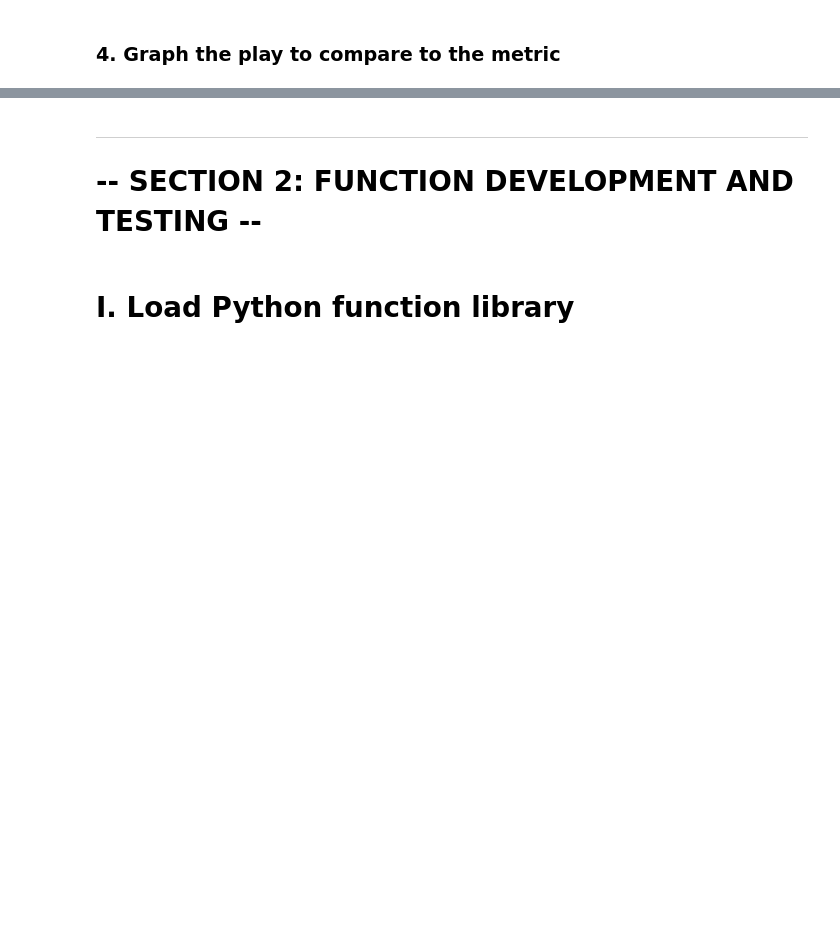
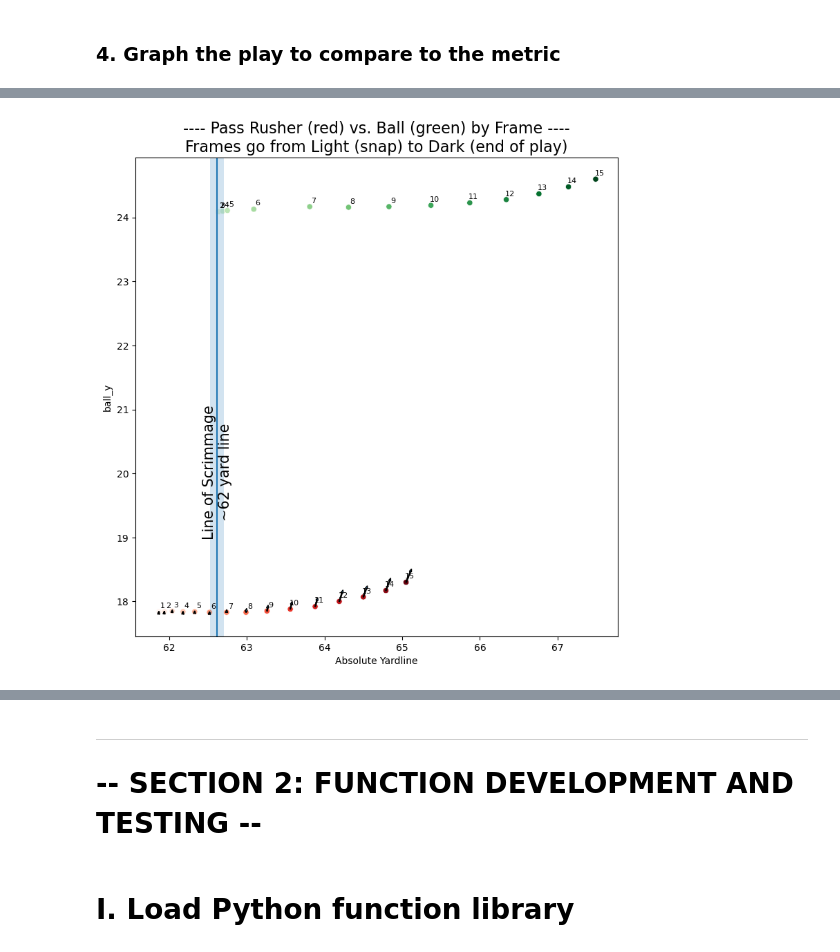
Before and after one commit to Miller-Ryan-1/nfl-linemen, a Jupyter notebook: passrush-efficiency_metric.ipynb, the cells around one changed output, grey strips where cells are left out. Drawn from its saved outputs; the diff is of its cells as text; code cells hidden in the pictures; blank space fills up the shorter version.

```diff
--- a/passrush-efficiency_metric.ipynb
+++ b/passrush-efficiency_metric.ipynb
@@ -277,2 +330,4 @@ scout_pass_rush[scout_pass_rush.game == game][scout_pass_rush.play == play][scou
 # %% [markdown]
 ### 4. Graph the play to compare to the metric
+# %%
+pass_rusher_analysis_frames = pass_rusher_play.copy()
@@ -278,0 +385,12 @@ scout_pass_rush[scout_pass_rush.game == game][scout_pass_rush.play == play][scou
+# %%
+vec_x = []
+vec_y = []
+
+for entry in v_s:
+    row_total = (entry[0]**2 + entry[1]**2)**0.5
+    vec_x.append(entry[2] * entry[0]/row_total)
+    vec_y.append(entry[2] * entry[1]/row_total)
+# %%
+pass_rusher_analysis_frames['vec_y'] = vec_y
+pass_rusher_analysis_frames['vec_x'] = vec_x
+pass_rusher_analysis_frames
@@ -279 +414,50 @@ scout_pass_rush[scout_pass_rush.game == game][scout_pass_rush.play == play][scou
+# %%
+plt.figure(figsize = [9,9])
+plt.title('---- Pass Rusher (red) vs. Ball (green) by Frame ----\nFrames go from Light (snap) to Dark (end of play)', fontsize = 16)
+plt.xlabel('Absolute Yardline')
+plt.ylabel('')
+
+# Create and graph the datapoints
+sns.scatterplot(x = pass_rusher_analysis_frames.ball_x, y = pass_rusher_analysis_frames.ball_y, hue = pass_rusher_analysis_frames.index, palette = 'Greens', legend = False)
+sns.scatterplot(x = pass_rusher_analysis_frames.x, y = pass_rusher_analysis_frames.y, hue = pass_rusher_analysis_frames.index, palette = 'Reds', legend = False)
+
+# Create the frame lables for the player
+for mark in zip(pass_rusher_analysis_frames.index,
+                pass_rusher_analysis_frames.x,
+                pass_rusher_analysis_frames.y,
+                pass_rusher_analysis_frames.vec_x,
+                pass_rusher_analysis_frames.vec_y):
+    plt.annotate(mark[0],
+                (mark[1], mark[2]),
+                textcoords = 'offset points',
+                xytext = (4,4),
+                ha = 'center',
+                fontsize = 8)
+
+    plt.arrow(mark[1],mark[2],mark[3],mark[4],length_includes_head = True, width = .01)
+# Create the frame labels for the football
+for mark in zip(pass_rusher_analysis_frames.index,
+                pass_rusher_analysis_frames.ball_x,
+                pass_rusher_analysis_frames.ball_y):
+    plt.annotate(mark[0],
+                (mark[1], mark[2]),
+                textcoords = 'offset points',
+                xytext = (4,4),
+                ha = 'center',
+                fontsize = 8)
+
+# At figsize = [12,12], the line width of the line of scrimmage = 19.2; change in proportion to this
+plt.axvline(x = line_of_scrimmage,
+            lw = 14.4,
+            alpha = 0.2)
+plt.axvline(x = line_of_scrimmage)
+plt.text(line_of_scrimmage, (pass_rusher_analysis_frames.ball_y.mean() + pass_rusher_analysis_frames.y.mean())/2,
+        f'Line of Scrimmage\n~{int(line_of_scrimmage)} yard line',
+        fontsize = 15, rotation = 90,
+        ha = 'center',
+        va = 'top')
+
+plt.show()
+# %% [output]
+[figure, added]
 # %%
```
Also changed, not shown: parts of 27 cells of this notebook.
